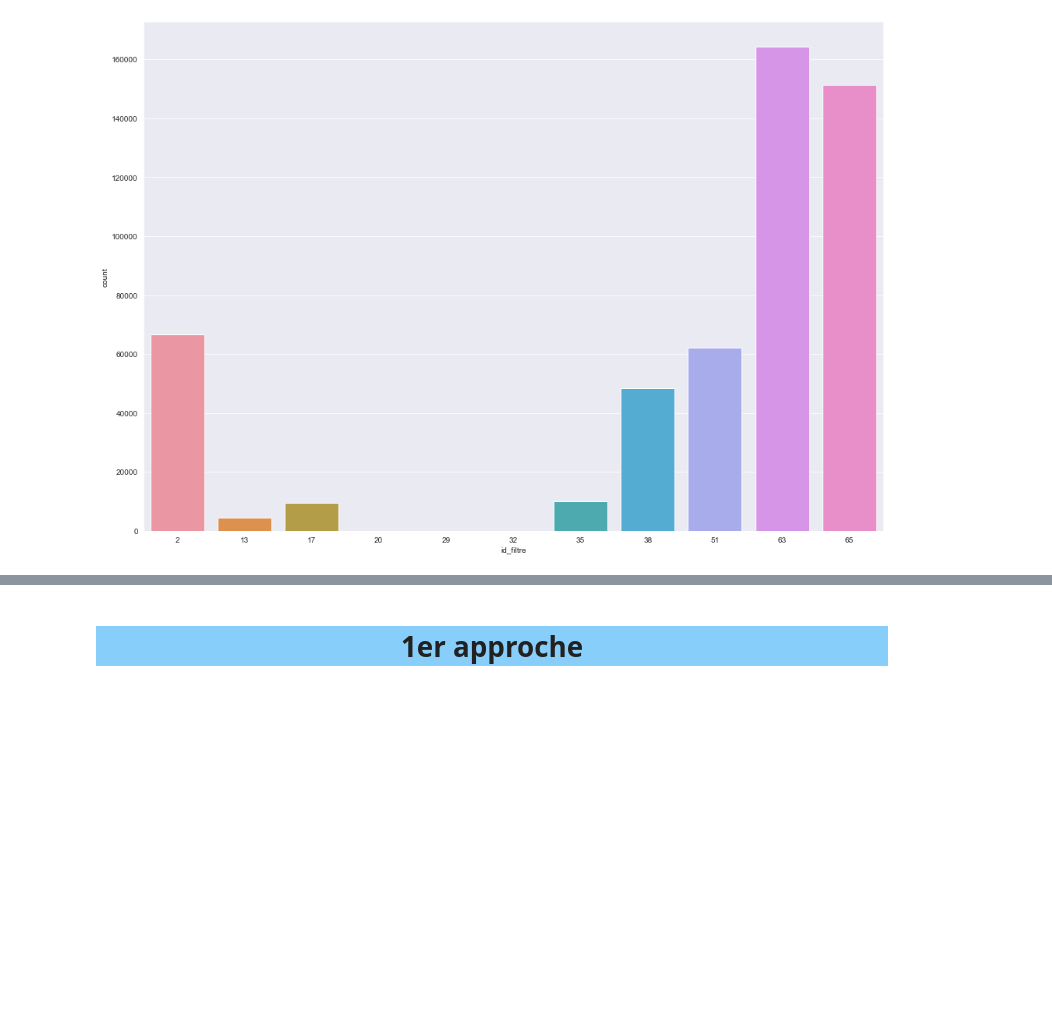
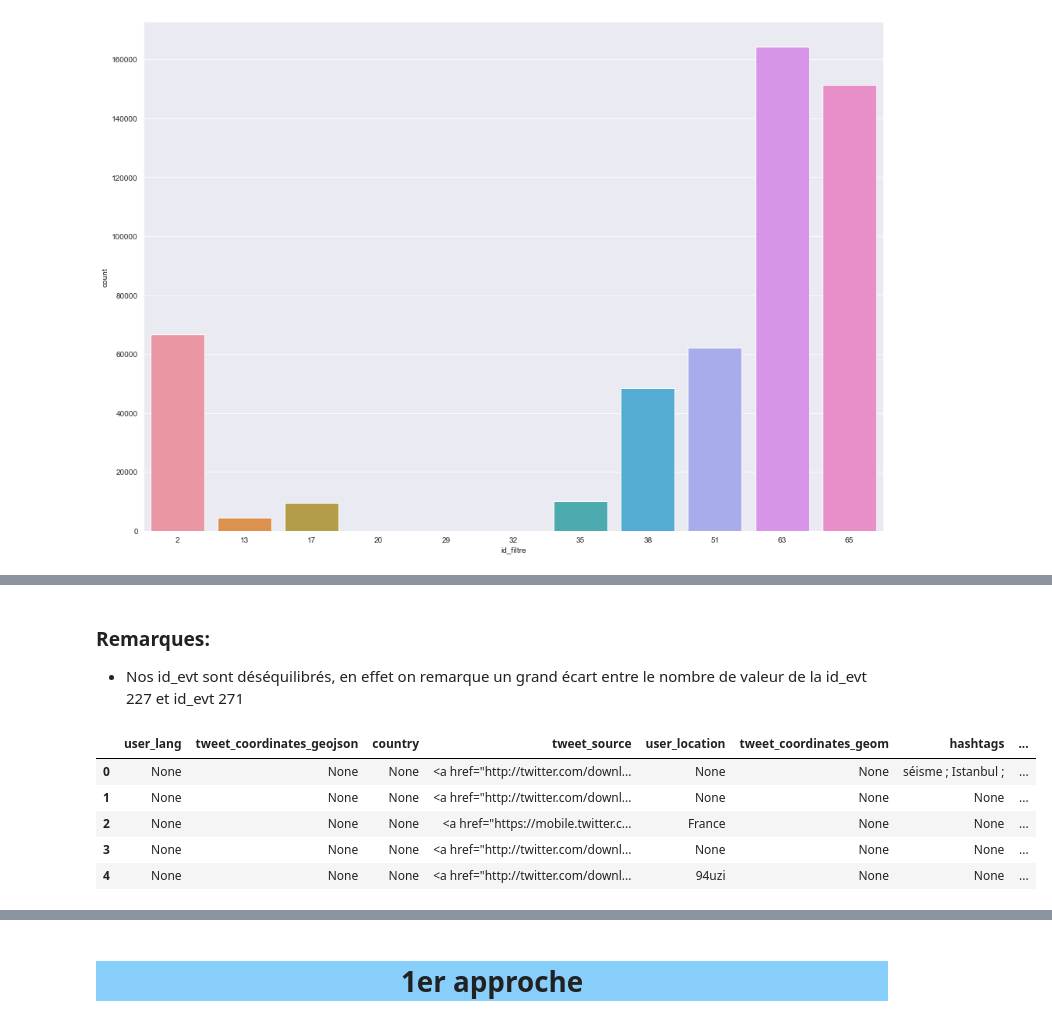
Before and after one commit to MohamedHmamouch/Earthquake_prediction, a Jupyter notebook: Notebook/Prediction_seisme_NLP.ipynb, the cells around one changed output, grey strips where cells are left out. Drawn from its saved outputs; the diff is of its cells as text; code cells hidden in the pictures; blank space fills up the shorter version.

```diff
--- a/Notebook/Prediction_seisme_NLP.ipynb
+++ b/Notebook/Prediction_seisme_NLP.ipynb
@@ -214,0 +202,13 @@ nom
+# %% [markdown]
+### Remarques:
+
+- Nos id_evt sont déséquilibrés, en effet on remarque un grand écart entre le nombre de valeur de la id_evt 227 et id_evt 271
+# %%
+categorical_data.head(5)
+# %% [output]
+|  | user_lang | tweet_coordinates_geojson | country | tweet_source | user_location | tweet_coordinates_geom | hashtags | ... |
+| 0 | None | None | None | <a href="http://twitter.com/downl... | None | None | séisme ; Istanbul ; | ... |
+| 1 | None | None | None | <a href="http://twitter.com/downl... | None | None | None | ... |
+| 2 | None | None | None | <a href="https://mobile.twitter.c... | France | None | None | ... |
+| 3 | None | None | None | <a href="http://twitter.com/downl... | None | None | None | ... |
+| 4 | None | None | None | <a href="http://twitter.com/downl... | 94uzi | None | None | ... |
```
Also changed, not shown: parts of 14 cells of this notebook.
